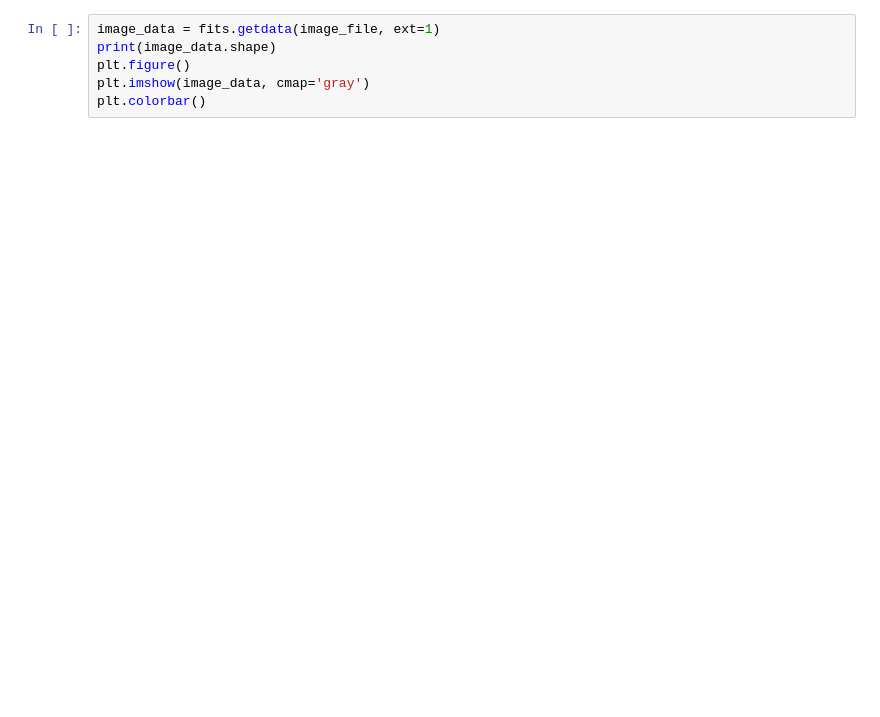
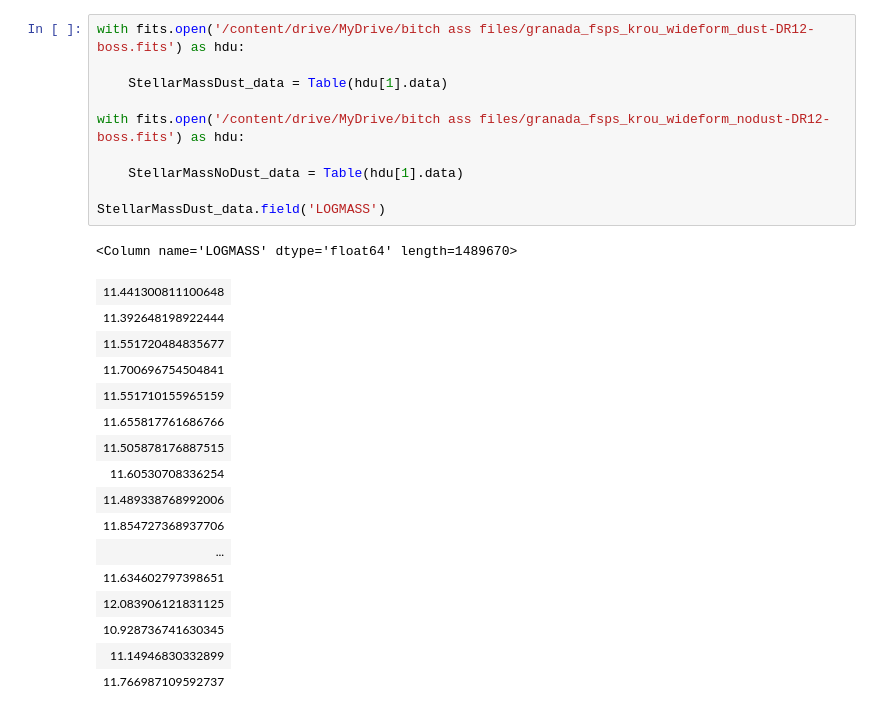
Before and after one commit to idrkhowto/Stellar-Mass-Estimates-SDSS_DR12, a Jupyter notebook: SSDS_granadafiles_dustvs_nodustdiffmethod.ipynb, the cells around one changed output. Cells and saved outputs as stored; diff of their text form; blank space fills up the shorter version.

```diff
--- a/SSDS_granadafiles_dustvs_nodustdiffmethod.ipynb
+++ b/SSDS_granadafiles_dustvs_nodustdiffmethod.ipynb
@@ -92,9 +100,31 @@ Table length=1489670
 | 7565 | 56809 | 982 | 244.81021999999996 | 55.708447 | 0.2035225 | 2.4728353e-05 | 1 | 23.265092849731445 .. 18.84445762... | 0.7486933469772339 .. 0.057549919... | ... |
 | 7565 | 56809 | 992 | 244.63576 | 55.569018 | 0.44697136 | 4.0150408e-05 | 1 | 21.267040252685547 .. 18.97633361... | 0.19349348545074463 .. 0.07201594... | ... |
 | 7565 | 56809 | 993 | 244.64234999999996 | 55.297392 | 0.26433688 | 3.7286514e-05 | 1 | 20.893869400024414 .. 16.43639945... | 0.24132035672664642 .. 0.01601354... | ... |
-# %%
-image_data = fits.getdata(image_file, ext=1)
-print(image_data.shape)
-plt.figure()
-plt.imshow(image_data, cmap='gray')
-plt.colorbar()
+# %%
+with fits.open('/content/drive/MyDrive/bitch ass files/granada_fsps_krou_wideform_dust-DR12-boss.fits') as hdu:
+
+    StellarMassDust_data = Table(hdu[1].data)
+
+with fits.open('/content/drive/MyDrive/bitch ass files/granada_fsps_krou_wideform_nodust-DR12-boss.fits') as hdu:
+
+    StellarMassNoDust_data = Table(hdu[1].data)
+
+StellarMassDust_data.field('LOGMASS')
+# %% [output]
+<Column name='LOGMASS' dtype='float64' length=1489670>
+| 11.441300811100648 |
+| 11.392648198922444 |
+| 11.551720484835677 |
+| 11.700696754504841 |
+| 11.551710155965159 |
+| 11.655817761686766 |
+| 11.505878176887515 |
+| 11.60530708336254 |
+| 11.489338768992006 |
+| 11.854727368937706 |
+| ... |
+| 11.634602797398651 |
+| 12.083906121831125 |
+| 10.928736741630345 |
+| 11.14946830332899 |
+| 11.766987109592737 |
```
Also changed, not shown: parts of 6 cells of this notebook.
